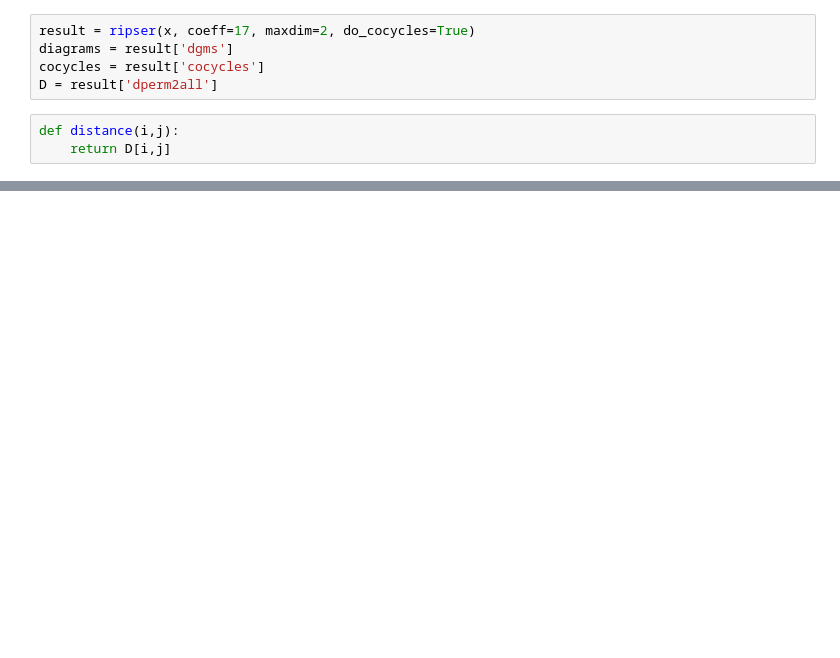
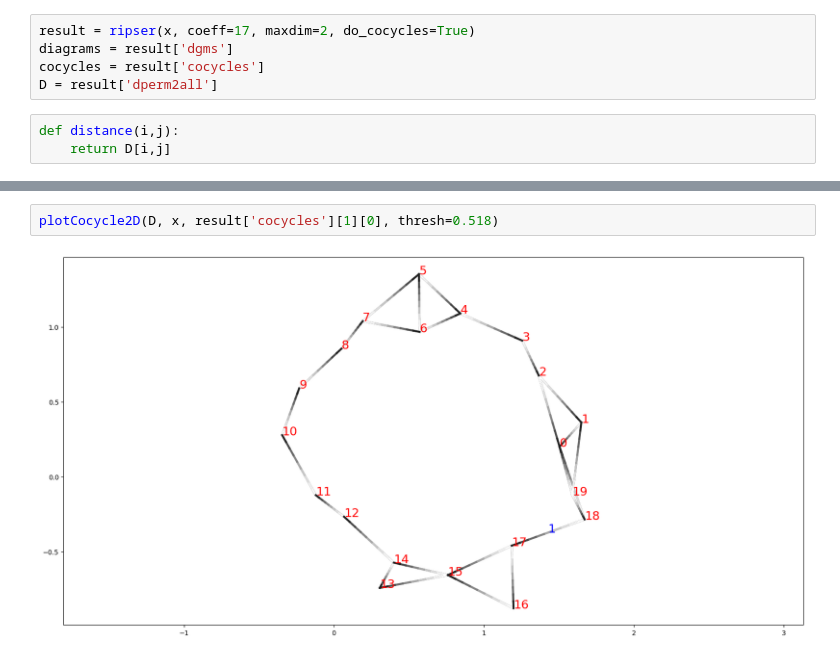
Before and after one commit to edoput/topological-data-analysis, a Jupyter notebook: warmup.ipynb, the cells around one changed output, grey strips where cells are left out. Cells and saved outputs as stored; diff of their text form; blank space fills up the shorter version.

```diff
--- a/warmup.ipynb
+++ b/warmup.ipynb
@@ -88 +87,5 @@ plot_diagrams(diagrams)
+# %%
+plotCocycle2D(D, x, result['cocycles'][1][0], thresh=0.518)
+# %% [output]
+[figure, added]
 # %%
```
Also changed, not shown: parts of 5 cells of this notebook.
